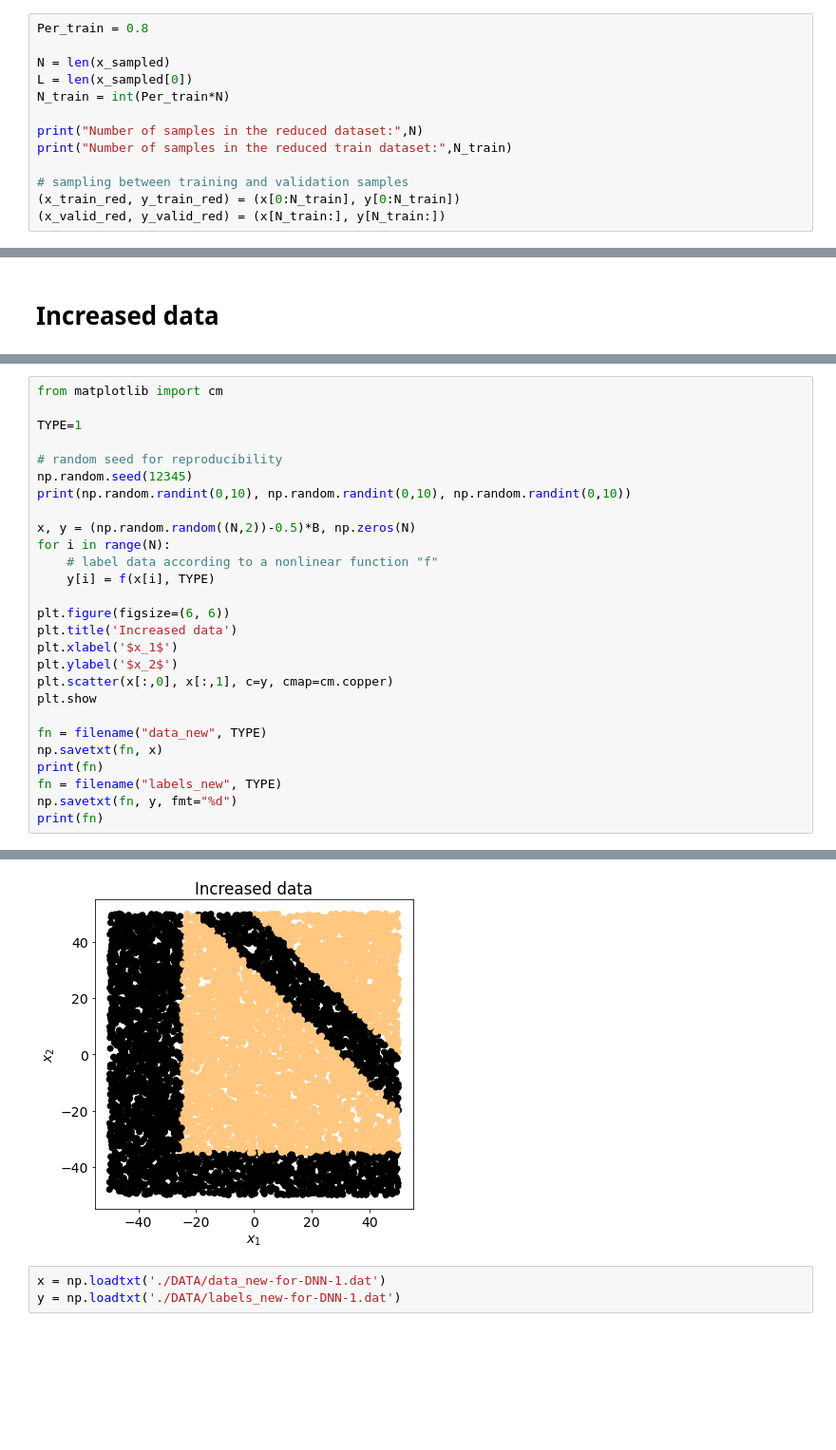
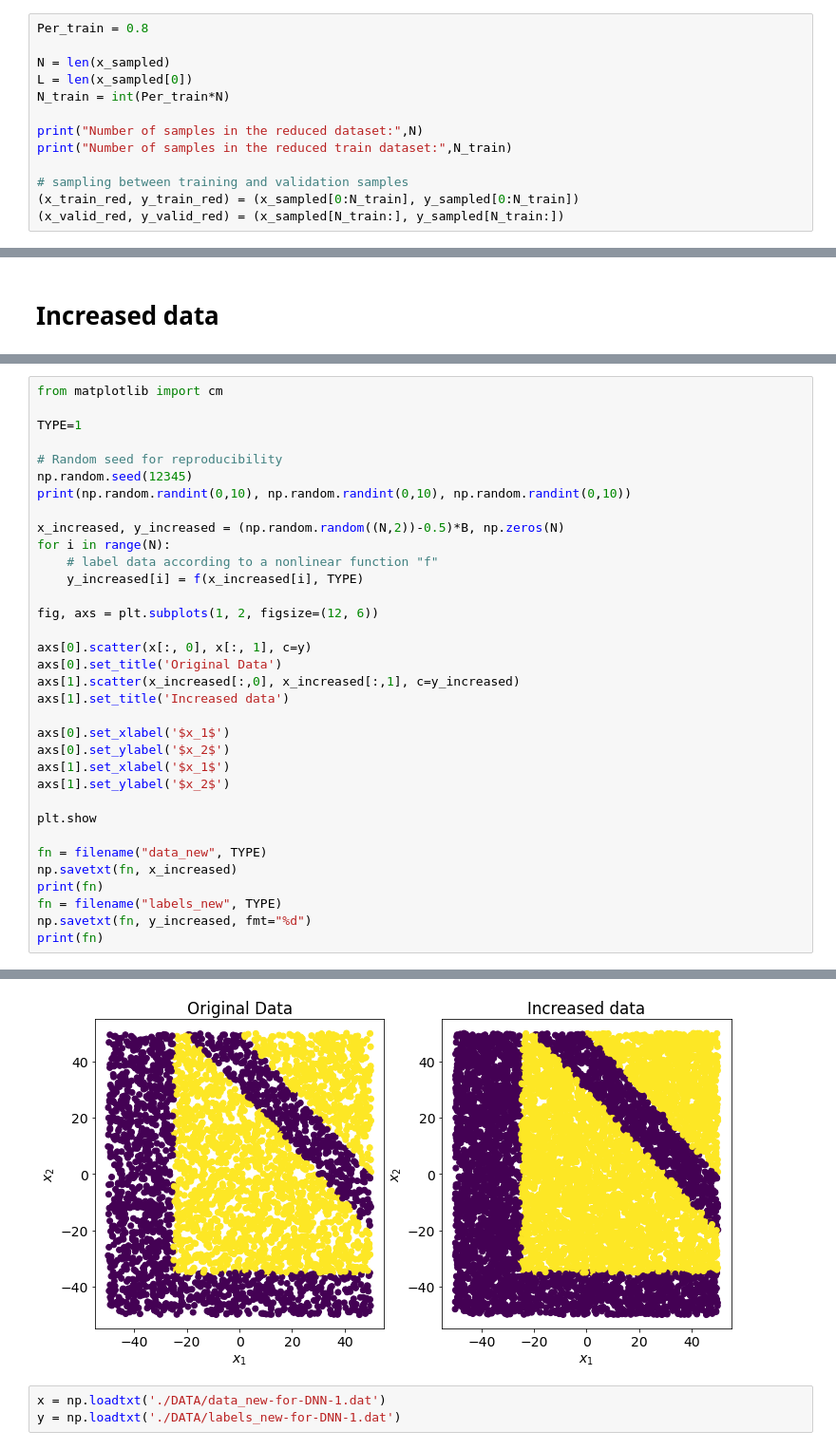
Before and after one commit to Berto70/comp_lab_b, a Jupyter notebook: assignments/group2307_exercise1.ipynb, the cells around one changed output, grey strips where cells are left out. Shown at 95% size. Drawn from its saved outputs; the diff is of its cells as text; blank space fills up the shorter version.

```diff
--- a/assignments/group2307_exercise1.ipynb
+++ b/assignments/group2307_exercise1.ipynb
@@ -529,8 +594,8 @@ print("Number of samples in the reduced dataset:",N)
 print("Number of samples in the reduced train dataset:",N_train)
 
 # sampling between training and validation samples
-(x_train_red, y_train_red) = (x[0:N_train], y[0:N_train])
-(x_valid_red, y_valid_red) = (x[N_train:], y[N_train:])
+(x_train_red, y_train_red) = (x_sampled[0:N_train], y_sampled[0:N_train])
+(x_valid_red, y_valid_red) = (x_sampled[N_train:], y_sampled[N_train:])
 # %% [output]
 Number of samples in the reduced dataset: 2000
 Number of samples in the reduced train dataset: 1600
@@ -774,35 +848,42 @@ B=100
 # %%
 from matplotlib import cm
 
 TYPE=1
 
-# random seed for reproducibility
+# Random seed for reproducibility
 np.random.seed(12345)
 print(np.random.randint(0,10), np.random.randint(0,10), np.random.randint(0,10))
 
-x, y = (np.random.random((N,2))-0.5)*B, np.zeros(N)
+x_increased, y_increased = (np.random.random((N,2))-0.5)*B, np.zeros(N)
 for i in range(N):
     # label data according to a nonlinear function "f"
-    y[i] = f(x[i], TYPE)
+    y_increased[i] = f(x_increased[i], TYPE)
 
-plt.figure(figsize=(6, 6))
-plt.title('Increased data')
-plt.xlabel('$x_1$')
-plt.ylabel('$x_2$')
-plt.scatter(x[:,0], x[:,1], c=y, cmap=cm.copper)
+fig, axs = plt.subplots(1, 2, figsize=(12, 6))
+
+axs[0].scatter(x[:, 0], x[:, 1], c=y)
+axs[0].set_title('Original Data')
+axs[1].scatter(x_increased[:,0], x_increased[:,1], c=y_increased)
+axs[1].set_title('Increased data')
+
+axs[0].set_xlabel('$x_1$')
+axs[0].set_ylabel('$x_2$')
+axs[1].set_xlabel('$x_1$')
+axs[1].set_ylabel('$x_2$')
+
 plt.show
 
 fn = filename("data_new", TYPE)
-np.savetxt(fn, x)
+np.savetxt(fn, x_increased)
 print(fn)
 fn = filename("labels_new", TYPE)
-np.savetxt(fn, y, fmt="%d")
+np.savetxt(fn, y_increased, fmt="%d")
 print(fn)
 # %% [output]
 2 5 1
 ./DATA/data_new-for-DNN-1.dat
 ./DATA/labels_new-for-DNN-1.dat
-[figure, old version]
+[figure, new version]
 # %%
 x = np.loadtxt('./DATA/data_new-for-DNN-1.dat')
 y = np.loadtxt('./DATA/labels_new-for-DNN-1.dat')
```
Also changed, not shown: parts of 68 cells of this notebook.
